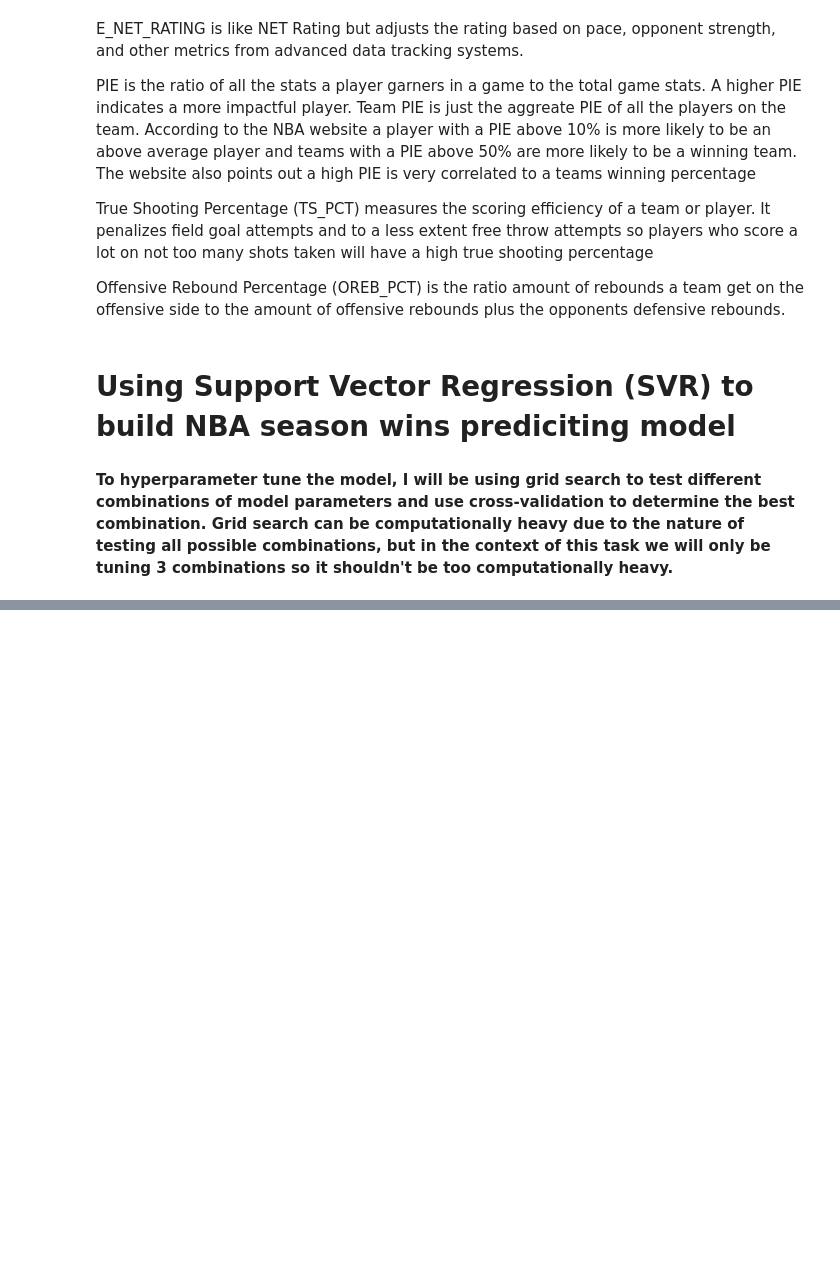
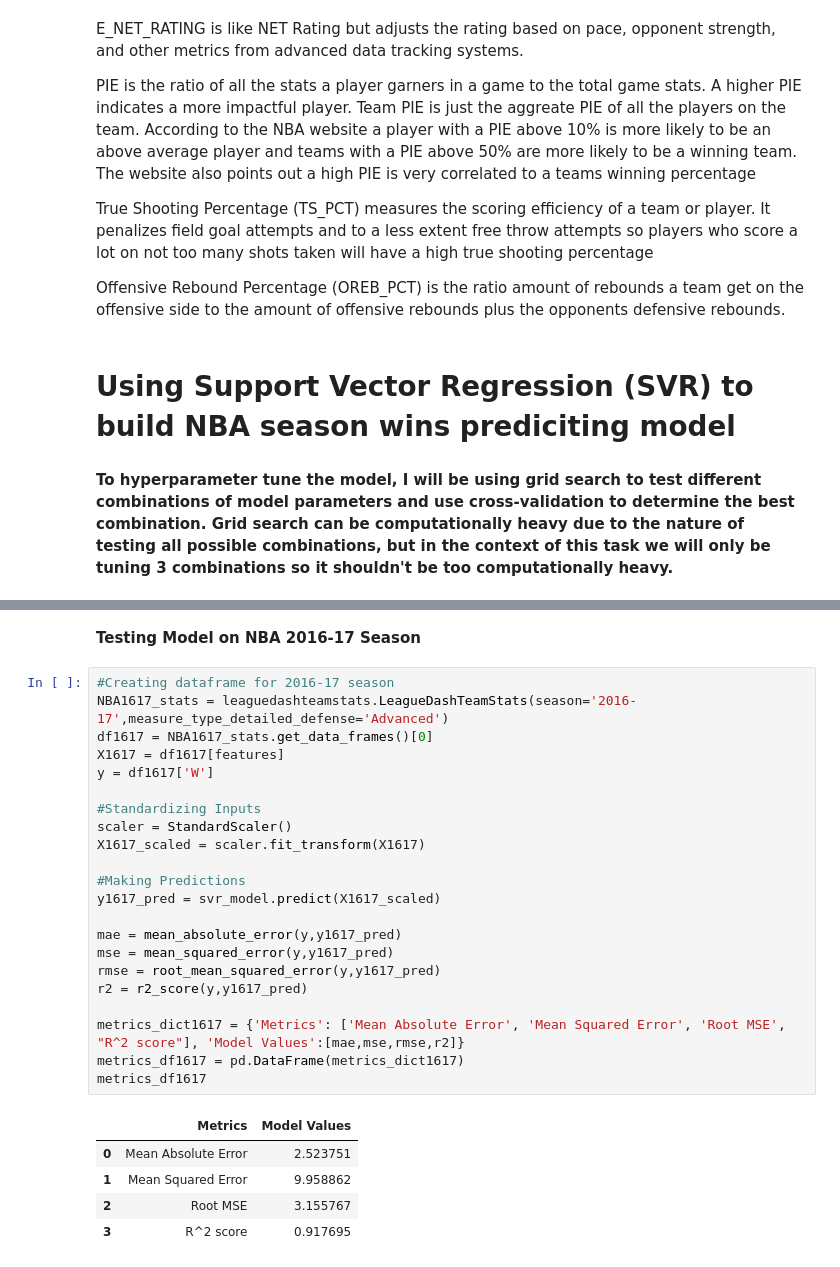
Before and after one commit to JLawrence04/Projects, a Jupyter notebook: NBA Season Wins Predictor/NBASeasonWinsPredictor.ipynb, the cells around one changed output, grey strips where cells are left out. Drawn from its saved outputs; the diff is of its cells as text; blank space fills up the shorter version.

```diff
--- a/NBA Season Wins Predictor/NBASeasonWinsPredictor.ipynb
+++ b/NBA Season Wins Predictor/NBASeasonWinsPredictor.ipynb
@@ -284,0 +311,30 @@ Best combination of hyperparameters:  {'C': 5, 'degree': 2, 'epsilon': 0.01, 'ke
+# %% [markdown]
+**Testing Model on NBA 2016-17 Season**
+# %%
+#Creating dataframe for 2016-17 season
+NBA1617_stats = leaguedashteamstats.LeagueDashTeamStats(season='2016-17',measure_type_detailed_defense='Advanced')
+df1617 = NBA1617_stats.get_data_frames()[0]
+X1617 = df1617[features]
+y = df1617['W']
+
+#Standardizing Inputs
+scaler = StandardScaler()
+X1617_scaled = scaler.fit_transform(X1617)
+
+#Making Predictions
+y1617_pred = svr_model.predict(X1617_scaled)
+
+mae = mean_absolute_error(y,y1617_pred)
+mse = mean_squared_error(y,y1617_pred)
+rmse = root_mean_squared_error(y,y1617_pred)
+r2 = r2_score(y,y1617_pred)
+
+metrics_dict1617 = {'Metrics': ['Mean Absolute Error', 'Mean Squared Error', 'Root MSE', "R^2 score"], 'Model Values':[mae,mse,rmse,r2]}
+metrics_df1617 = pd.DataFrame(metrics_dict1617)
+metrics_df1617
+# %% [output]
+|  | Metrics | Model Values |
+| 0 | Mean Absolute Error | 2.523751 |
+| 1 | Mean Squared Error | 9.958862 |
+| 2 | Root MSE | 3.155767 |
+| 3 | R^2 score | 0.917695 |
```
Also changed, not shown: parts of 6 cells of this notebook.
